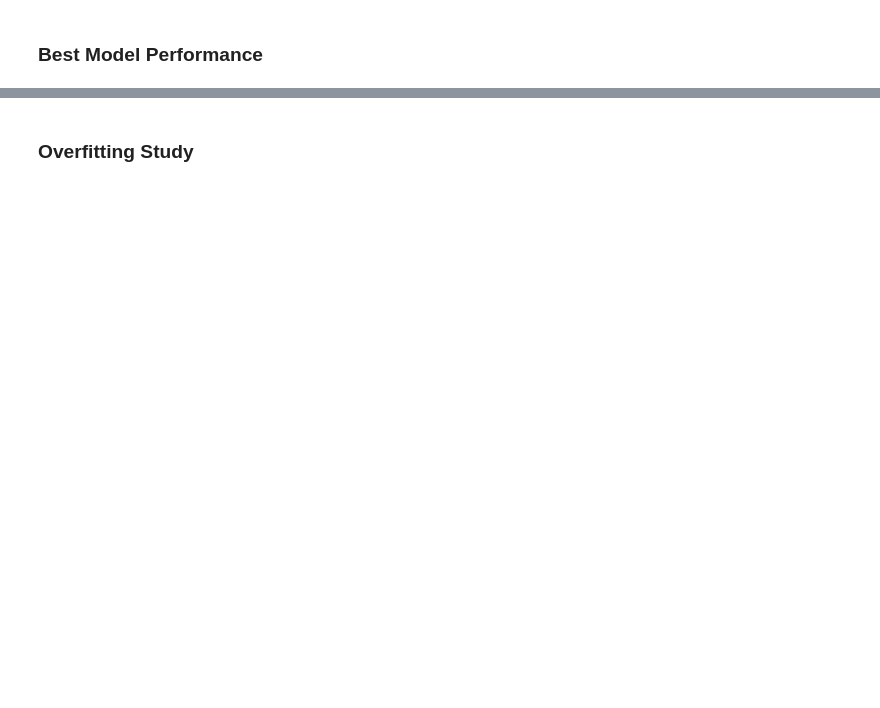
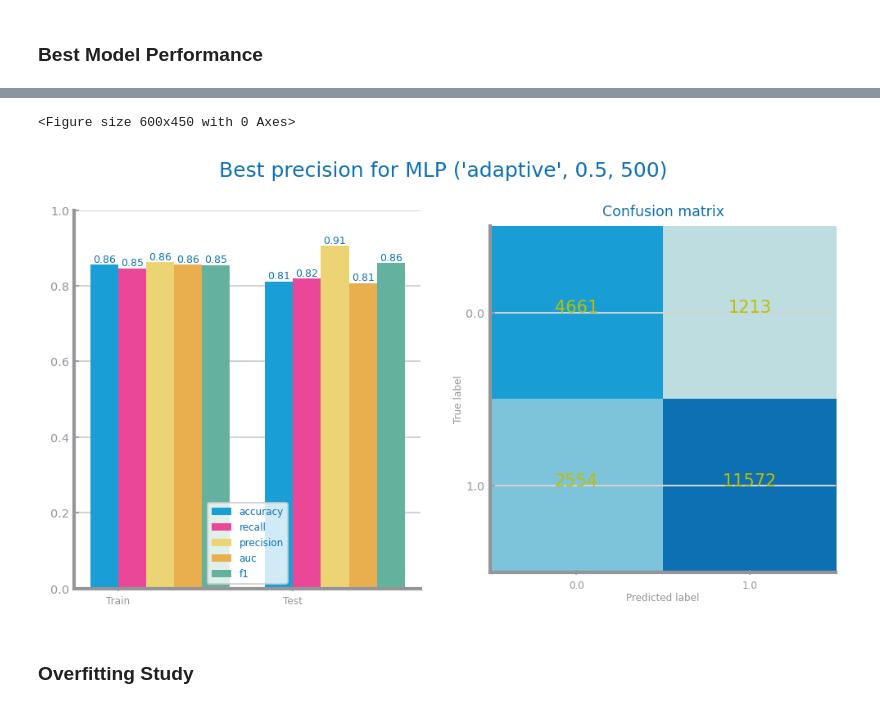
Before and after one commit to franciscoAbreuTecnico/Data-Science-IST, a Jupyter notebook: dataset_services/multi_layer_perceptron.ipynb, the cells around one changed output, grey strips where cells are left out. Saved outputs shown, nothing was run; the diff lists cells and outputs as text; code cells hidden in the pictures; blank space fills up the shorter version.

```diff
--- a/dataset_services/multi_layer_perceptron.ipynb
+++ b/dataset_services/multi_layer_perceptron.ipynb
@@ -112,10 +168,19 @@ show()
 # %%
+from sklearn.neural_network import MLPClassifier
+
+best_model =  MLPClassifier(activation='logistic', learning_rate='adaptive', learning_rate_init=0.5, max_iter=250, solver='sgd', warm_start=True)
+params = {'name': 'MLP', 'metric': 'precision', 'params': ('adaptive', 0.5, 500)}
+best_model.fit(trnX, trnY)
+
 prd_trn: np.array = best_model.predict(trnX)
 prd_tst: np.array = best_model.predict(tstX)
 figure()
 dslabs.plot_evaluation_results(params, trnY, prd_trn, tstY, prd_tst, labels)
 savefig(f'classification_images/mlp/{file_tag}_mlp_{params["name"]}_best_{params["metric"]}_eval.png')
 show()
+# %% [output]
+<Figure size 600x450 with 0 Axes>
+[figure, added]
 # %% [markdown]
 ### Overfitting Study
 # %%
```
Also changed, not shown: parts of 9 cells of this notebook, 28 other files.
